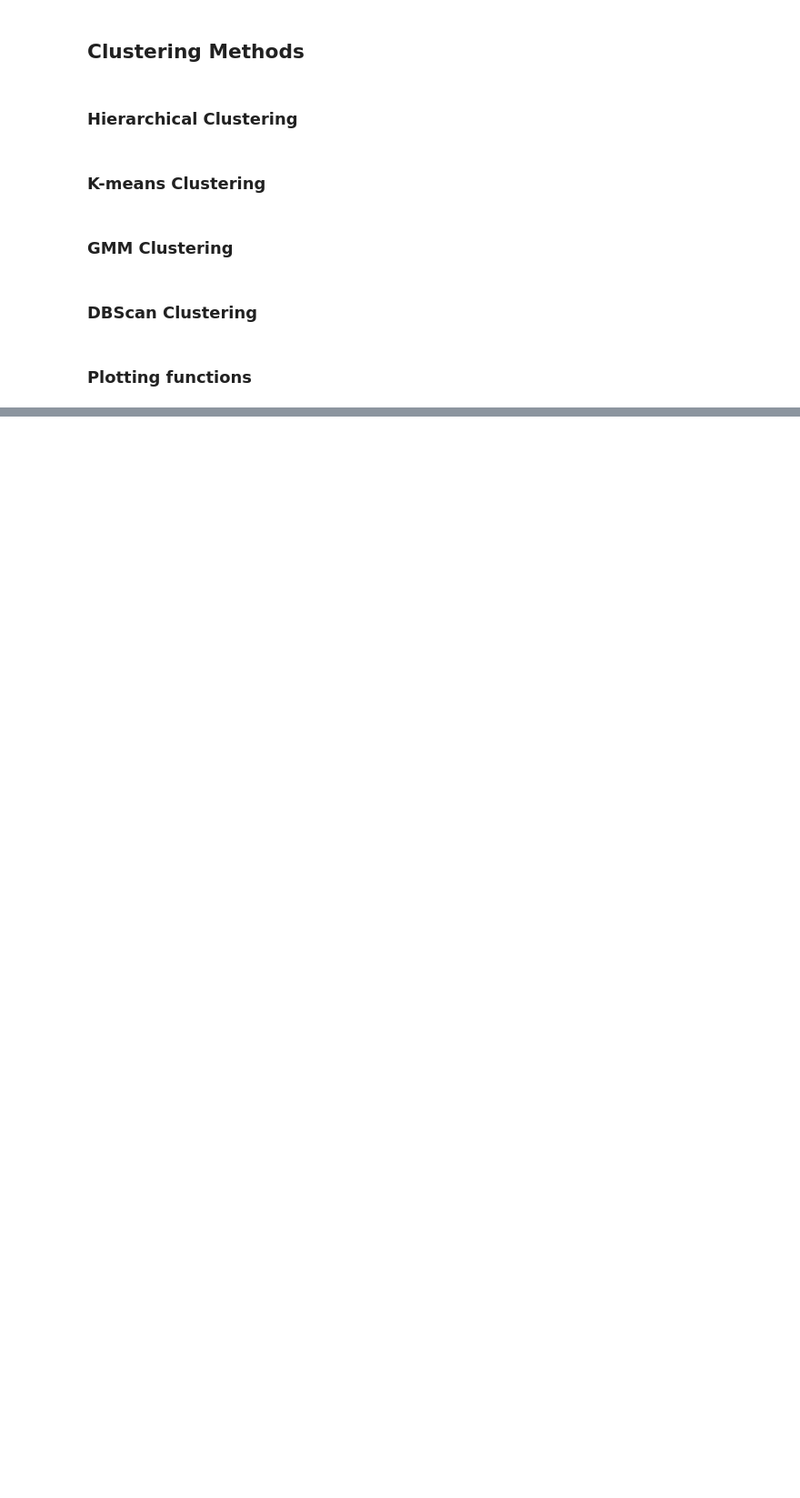
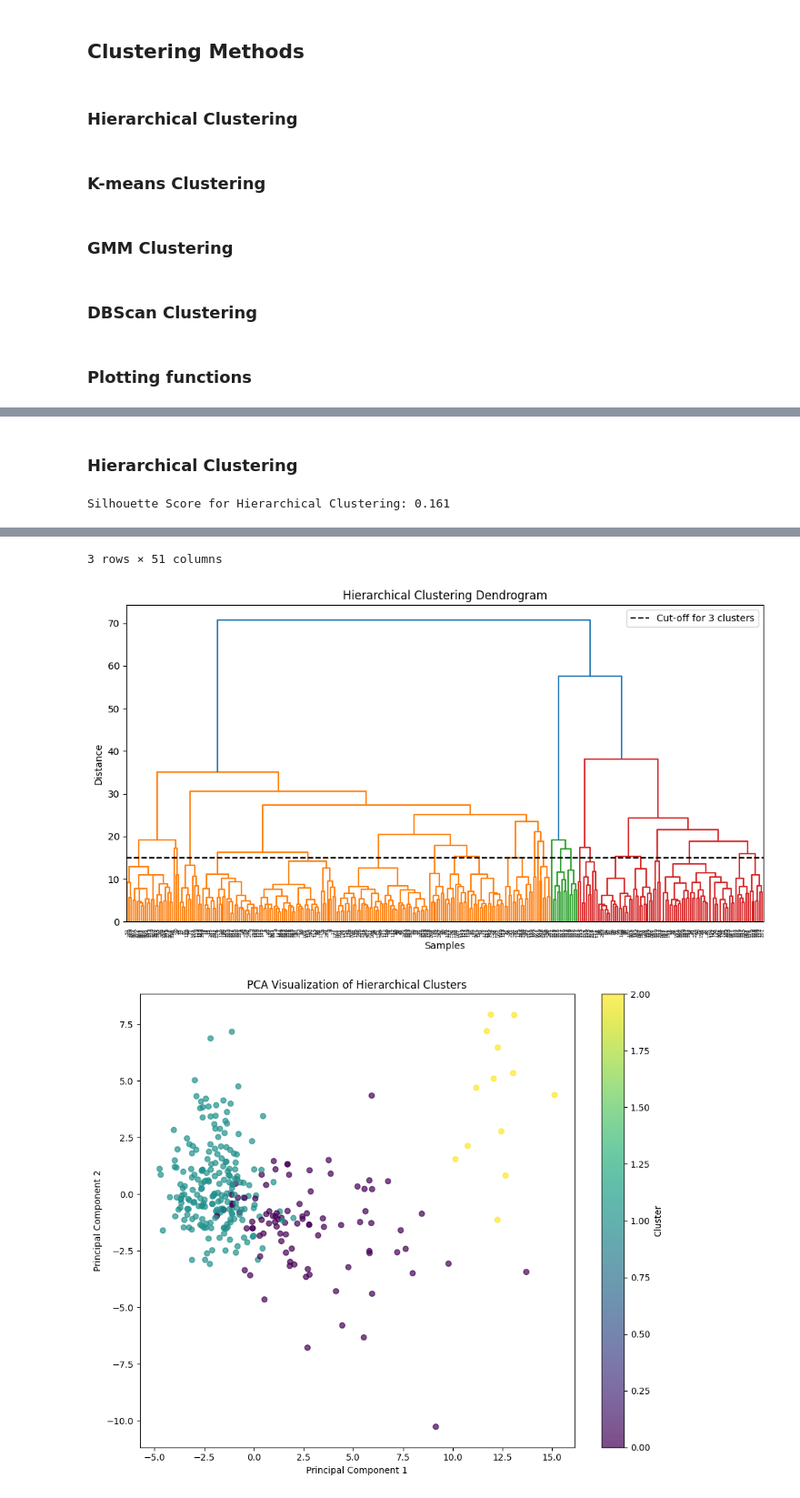
Before and after one commit to AntonWangDTU/case_2, a Jupyter notebook: src_alex/case_2_clustering.ipynb, the cells around one changed output, grey strips where cells are left out. Shown at 91% size. Saved outputs shown, nothing was run; the diff lists cells and outputs as text; code cells hidden in the pictures; blank space fills up the shorter version.

```diff
--- a/src_alex/case_2_clustering.ipynb
+++ b/src_alex/case_2_clustering.ipynb
@@ -24,3 +26,7 @@ data_pd = pd.read_csv(data_path)
+# %%
+identifier_columns = ['Unnamed: 0','Round', 'Phase', 'Individual','Puzzler', 'Cohort']
+emotion_columns = ['inspired', 'attentive', 'determined','active','alert','Frustrated', 'upset', 'hostile', 'ashamed', 'nervous', 'afraid']
+numeric_columns = [col for col in data_pd.columns if col not in identifier_columns + emotion_columns]
 # %% [markdown]
 ### Preproccessing Data
 # %%
@@ -41,4 +41,6 @@ def preprocess_data(df, features_to_use):
     return X_scaled, scaler
+# %%
+X_scaled, scaler = preprocess_data(data_pd, numeric_columns)
 # %% [markdown]
 ## Clustering Methods
 # %% [markdown]
@@ -259,0 +264,8 @@ def analyze_clusters(df, labels, feature_cols):
+# %% [markdown]
+### Hierarchical Clustering
+# %%
+hierarchical_labels = apply_hierarchical_clustering(X_scaled, n_clusters=3)
+visualize_clusters_2d(X_scaled, hierarchical_labels, method_name="Hierarchical")
+analyze_clusters(data_pd, hierarchical_labels, numeric_columns)
+# %% [output]
+Silhouette Score for Hierarchical Clustering: 0.161
@@ -259,0 +277,3 @@ def analyze_clusters(df, labels, feature_cols):
+3 rows × 51 columns
+[figure, added]
+[figure, added]
```
Also changed, not shown: parts of 10 cells of this notebook.
